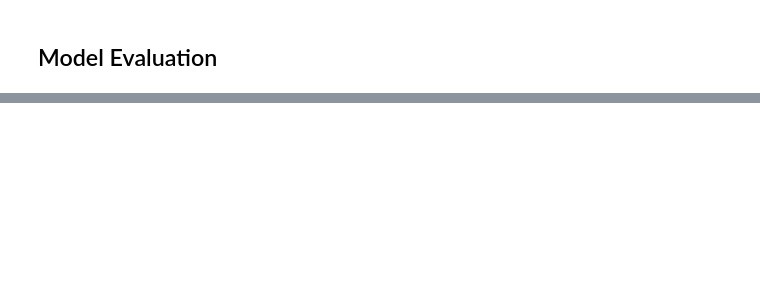
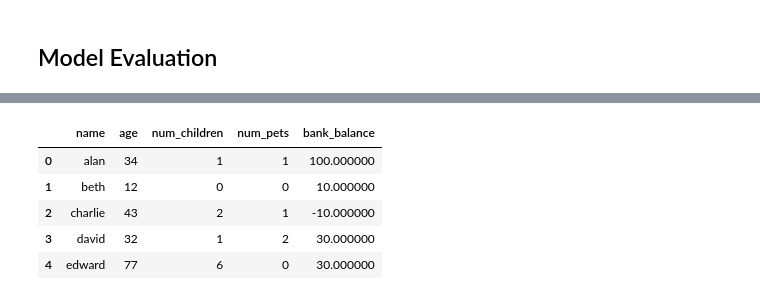
Before and after one commit to emilybstevens/CXR-ML, a Jupyter notebook: model_test.ipynb, the cells around one changed output, grey strips where cells are left out. Drawn from its saved outputs; the diff is of its cells as text; code cells hidden in the pictures; blank space fills up the shorter version.

```diff
--- a/model_test.ipynb
+++ b/model_test.ipynb
@@ -290,0 +322,39 @@ for i in range(len(conf_mat)):
+# %%
+df = pd.DataFrame({
+    "name":         ["alan","beth","charlie","david", "edward"],
+    "age" :         [34,    12,     43,      32,      77],
+    "num_children": [1,     0,      2,       1,       6],
+    "num_pets":     [1,     0,      1,       2,       0],
+    "bank_balance": [100.0, 10.0,   -10.0,   30.0,    30.0]})
+
+def red_font_negatives(series):
+    highlight = 'color: red;'
+    default = ''
+    return [highlight if e < 0 else default for e in series]
+
+def bold_max_value_in_series(series):
+    highlight = 'font-weight: bold;'
+    default = ''
+
+    return [highlight if e == series.max() else default for e in series]
+
+def red_background_zero_values(cell_value):
+    highlight = 'background-color: tomato;'
+    default = ''
+    if cell_value == 0:
+        return highlight
+    else:
+        return default
+
+(df
+ .style
+ .apply(red_font_negatives, axis=0, subset=['bank_balance'])
+ .apply(bold_max_value_in_series, axis=0, subset=['age'])
+ .applymap(red_background_zero_values))
+# %% [output]
+|  | name | age | num_children | num_pets | bank_balance |
+| 0 | alan | 34 | 1 | 1 | 100.000000 |
+| 1 | beth | 12 | 0 | 0 | 10.000000 |
+| 2 | charlie | 43 | 2 | 1 | -10.000000 |
+| 3 | david | 32 | 1 | 2 | 30.000000 |
+| 4 | edward | 77 | 6 | 0 | 30.000000 |
```
Also changed, not shown: parts of 11 cells of this notebook, 52 other files.
